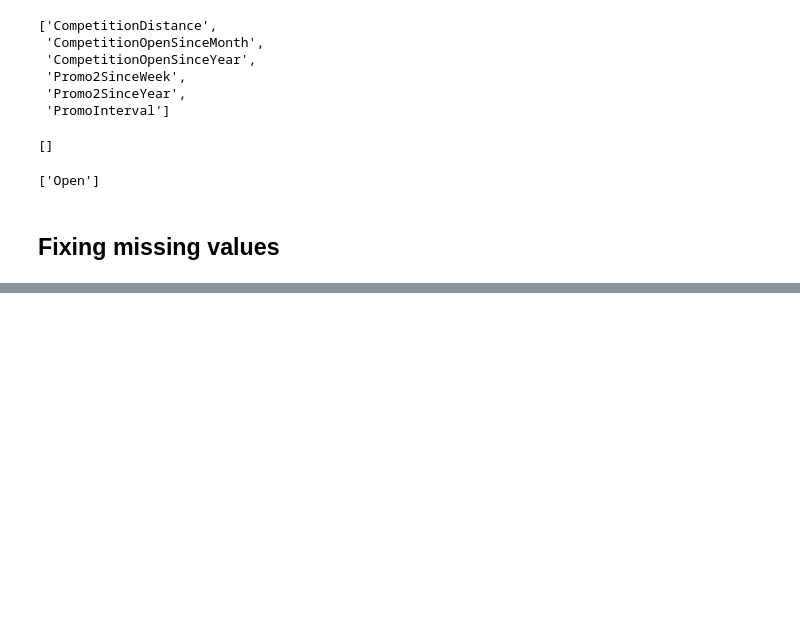
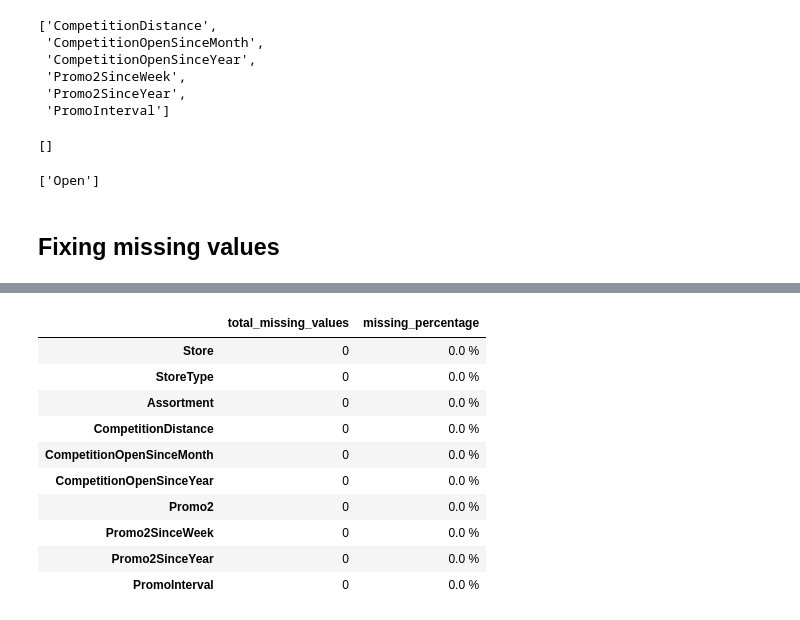
Before and after one commit to HenokD11/SalesPrediction, a Jupyter notebook: notebooks/preprocessing.ipynb, the cells around one changed output, grey strips where cells are left out. Cells and saved outputs as stored; diff of their text form; code cells hidden in the pictures; blank space fills up the shorter version.

```diff
--- a/notebooks/preprocessing.ipynb
+++ b/notebooks/preprocessing.ipynb
@@ -135,0 +184,14 @@ preprocess_test.colums_WithMissingValue()
+# %%
+preprocess_store.get_column_based_missing_percentage()
+# %% [output]
+|  | total_missing_values | missing_percentage |
+| Store | 0 | 0.0 % |
+| StoreType | 0 | 0.0 % |
+| Assortment | 0 | 0.0 % |
+| CompetitionDistance | 0 | 0.0 % |
+| CompetitionOpenSinceMonth | 0 | 0.0 % |
+| CompetitionOpenSinceYear | 0 | 0.0 % |
+| Promo2 | 0 | 0.0 % |
+| Promo2SinceWeek | 0 | 0.0 % |
+| Promo2SinceYear | 0 | 0.0 % |
+| PromoInterval | 0 | 0.0 % |
```
Also changed, not shown: parts of 14 cells of this notebook, 2 other files.
